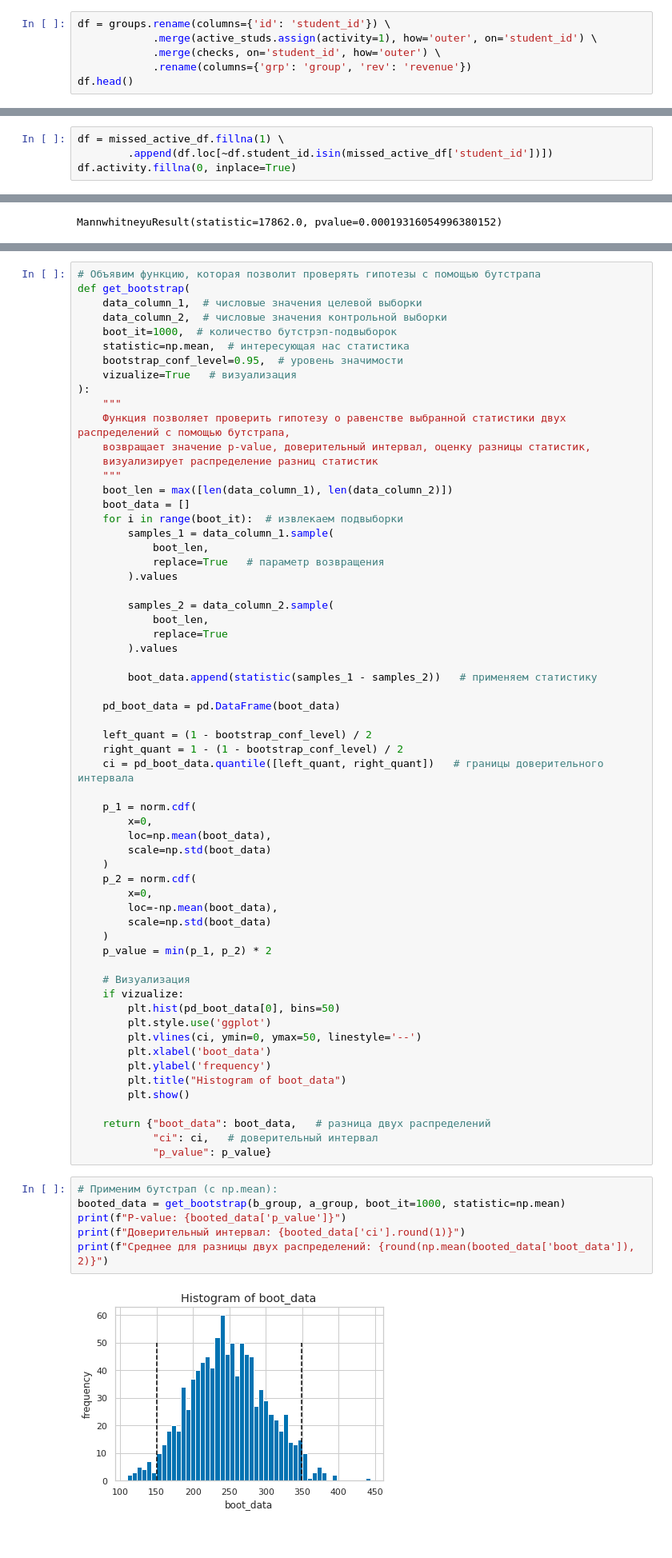
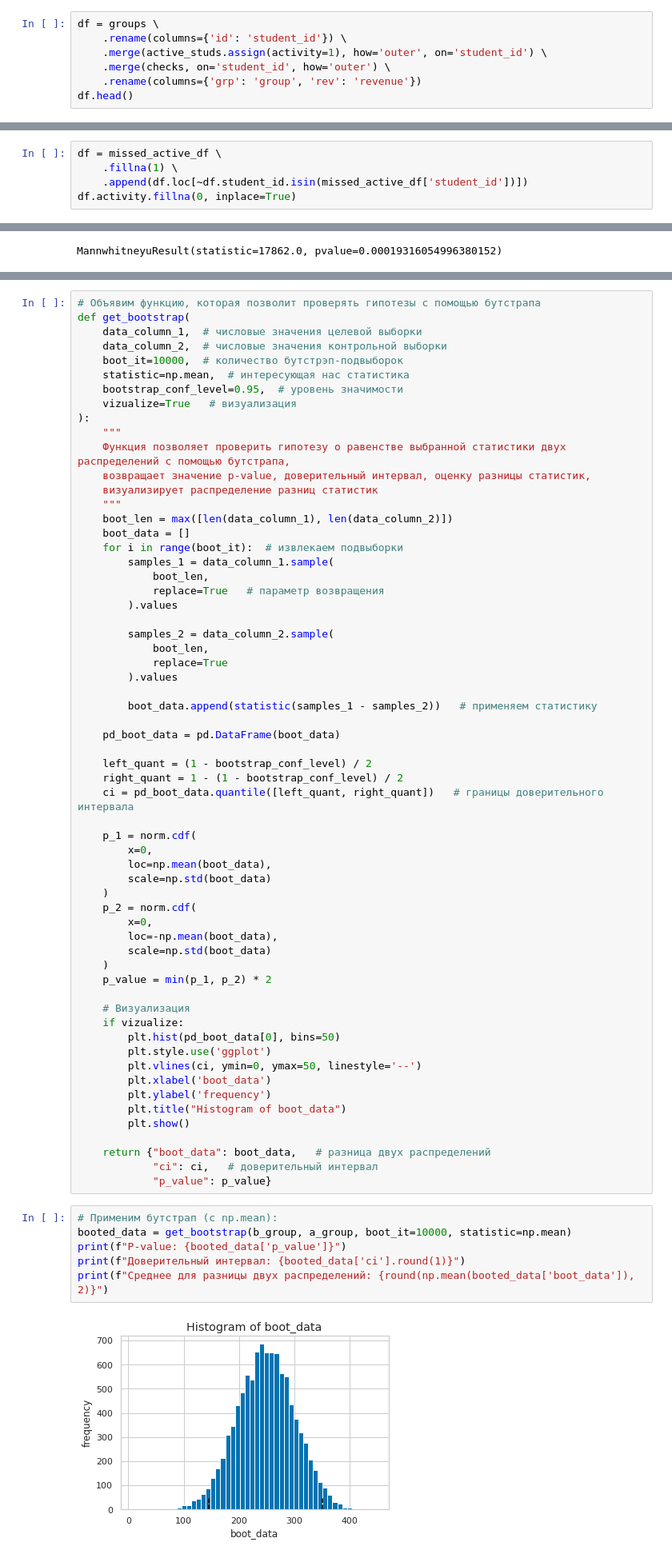
Before and after one commit to Nastaseeakh/Academic_projects, a Jupyter notebook: AB_e_learning.ipynb, the cells around one changed output, grey strips where cells are left out. Shown at 80% size. Saved outputs shown, nothing was run; the diff lists cells and outputs as text.

```diff
--- a/AB_e_learning.ipynb
+++ b/AB_e_learning.ipynb
@@ -213,10 +213,11 @@ $CR_A = \frac{ Количество \ пользователей, \ соверш
 <strong>Сведем данные в один датасет</strong>
 (к данным по пользователям в разрезе групп добавим данные по пользователеям, зашедшим на платформу в дни проведения эксперимента (введем столбец с меткой "1" для активных), и данные по оплатам)
 # %%
-df = groups.rename(columns={'id': 'student_id'}) \
-            .merge(active_studs.assign(activity=1), how='outer', on='student_id') \
-            .merge(checks, on='student_id', how='outer') \
-            .rename(columns={'grp': 'group', 'rev': 'revenue'})
+df = groups \
+    .rename(columns={'id': 'student_id'}) \
+    .merge(active_studs.assign(activity=1), how='outer', on='student_id') \
+    .merge(checks, on='student_id', how='outer') \
+    .rename(columns={'grp': 'group', 'rev': 'revenue'})
 df.head()
 # %% [output]
 |  | student_id | group | activity | revenue |
@@ -269,8 +270,9 @@ missed_active_df.groupby('group').agg({'student_id': 'count'})
 # %% [markdown]
 В данных 149 пользоватей, совершивших оплату и не указанные в числе активных. При этом количество пользователей в группах пропорционально размеру групп. Возможно, это связано с ошибками при логировании. Отметим этих пользователей меткой '1' в колонке activity. Затем всем остальным, неактивным, присвоим значение активности '0'.
 # %%
-df = missed_active_df.fillna(1) \
-        .append(df.loc[~df.student_id.isin(missed_active_df['student_id'])])
+df = missed_active_df \
+    .fillna(1) \
+    .append(df.loc[~df.student_id.isin(missed_active_df['student_id'])])
 df.activity.fillna(0, inplace=True)
 # %%
 df_about(df, groups_ids=True)
@@ -433,7 +434,7 @@ MannwhitneyuResult(statistic=17862.0, pvalue=0.00019316054996380152)
 def get_bootstrap(
     data_column_1,  # числовые значения целевой выборки
     data_column_2,  # числовые значения контрольной выборки
-    boot_it=1000,  # количество бутстрэп-подвыборок
+    boot_it=10000,  # количество бутстрэп-подвыборок
     statistic=np.mean,  # интересующая нас статистика
     bootstrap_conf_level=0.95,  # уровень значимости
     vizualize=True   # визуализация
@@ -491,9 +492,9 @@ def get_bootstrap(
             "p_value": p_value}
 # %%
 # Применим бутстрап (с np.mean):
-booted_data = get_bootstrap(b_group, a_group, boot_it=1000, statistic=np.mean)
+booted_data = get_bootstrap(b_group, a_group, boot_it=10000, statistic=np.mean)
 print(f"P-value: {booted_data['p_value']}")
 print(f"Доверительный интервал: {booted_data['ci'].round(1)}")
 print(f"Среднее для разницы двух распределений: {round(np.mean(booted_data['boot_data']), 2)}")
 # %% [output]
-[figure, old version]
+[figure, new version]
```
Also changed, not shown: parts of 11 cells of this notebook.
